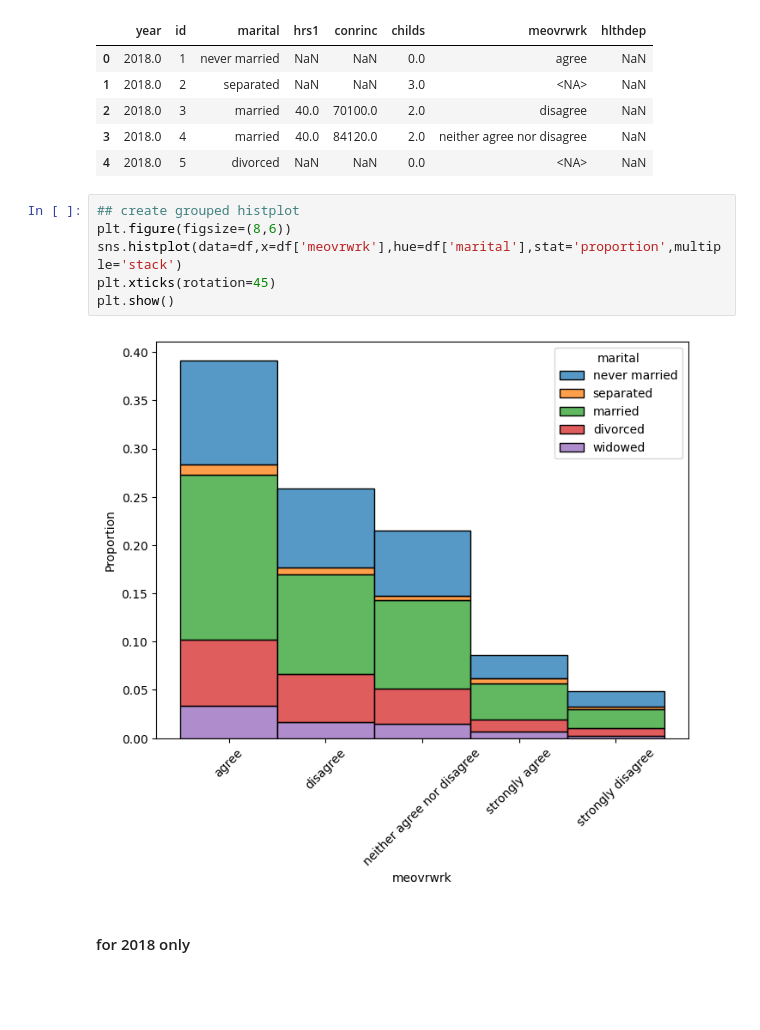
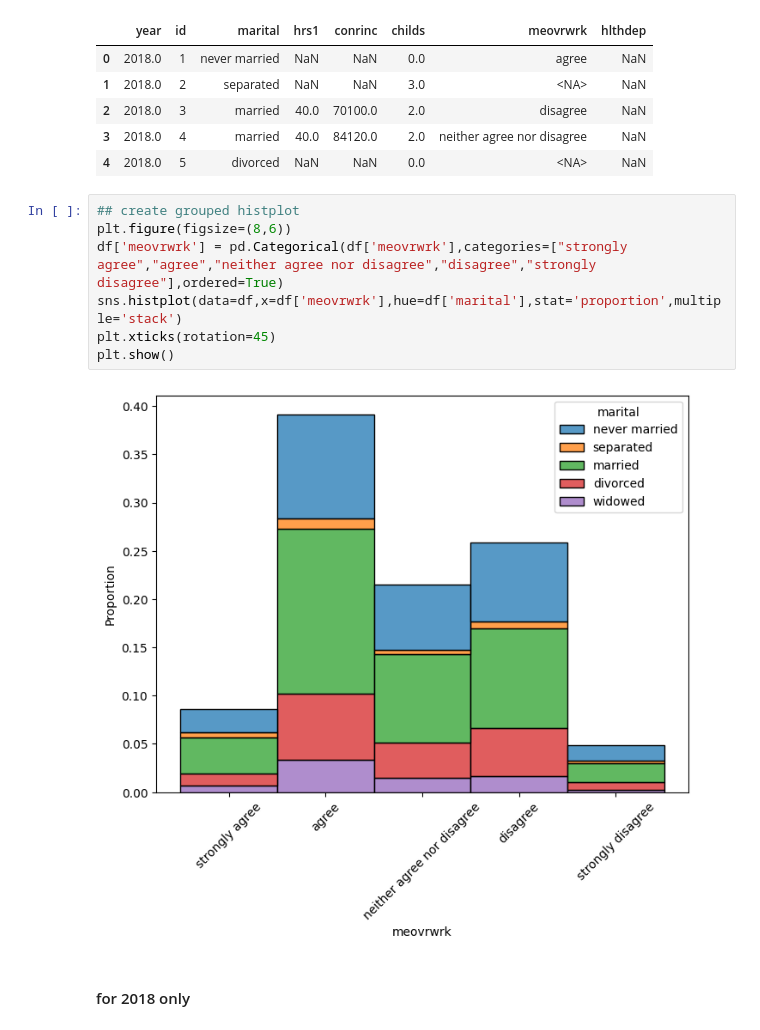
Before and after one commit to imdressel/project_gss, a Jupyter notebook: GSS_Isabella's_Part2.ipynb, the cells around one changed output. Saved outputs shown, nothing was run; the diff lists cells and outputs as text; blank space fills up the shorter version.

```diff
--- a/GSS_Isabella's_Part2.ipynb
+++ b/GSS_Isabella's_Part2.ipynb
@@ -65,11 +65,12 @@ df.head()
 # %%
 ## create grouped histplot
 plt.figure(figsize=(8,6))
+df['meovrwrk'] = pd.Categorical(df['meovrwrk'],categories=["strongly agree","agree","neither agree nor disagree","disagree","strongly disagree"],ordered=True)
 sns.histplot(data=df,x=df['meovrwrk'],hue=df['marital'],stat='proportion',multiple='stack')
 plt.xticks(rotation=45)
 plt.show()
 # %% [output]
-[figure, old version]
+[figure, new version]
 # %% [markdown]
 #### for 2018 only
 # %%
```
Also changed, not shown: parts of 5 cells of this notebook.
